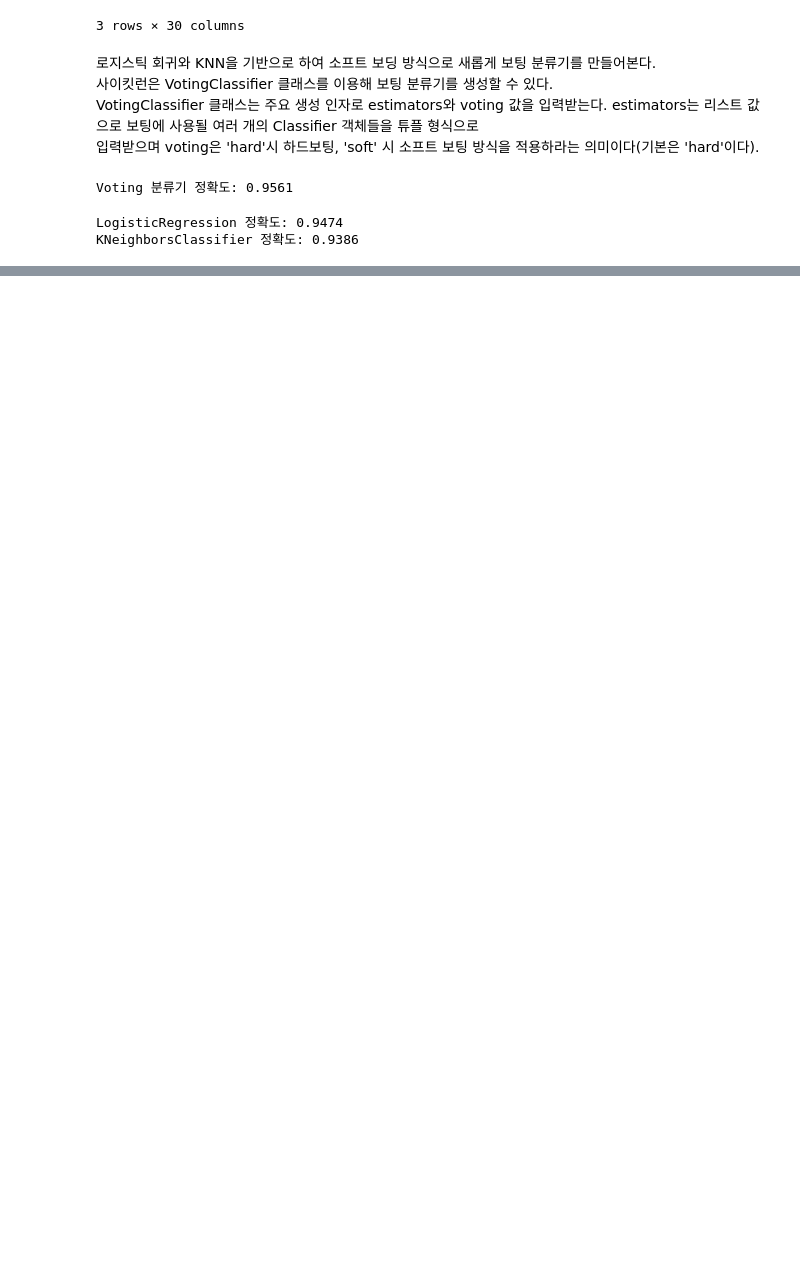
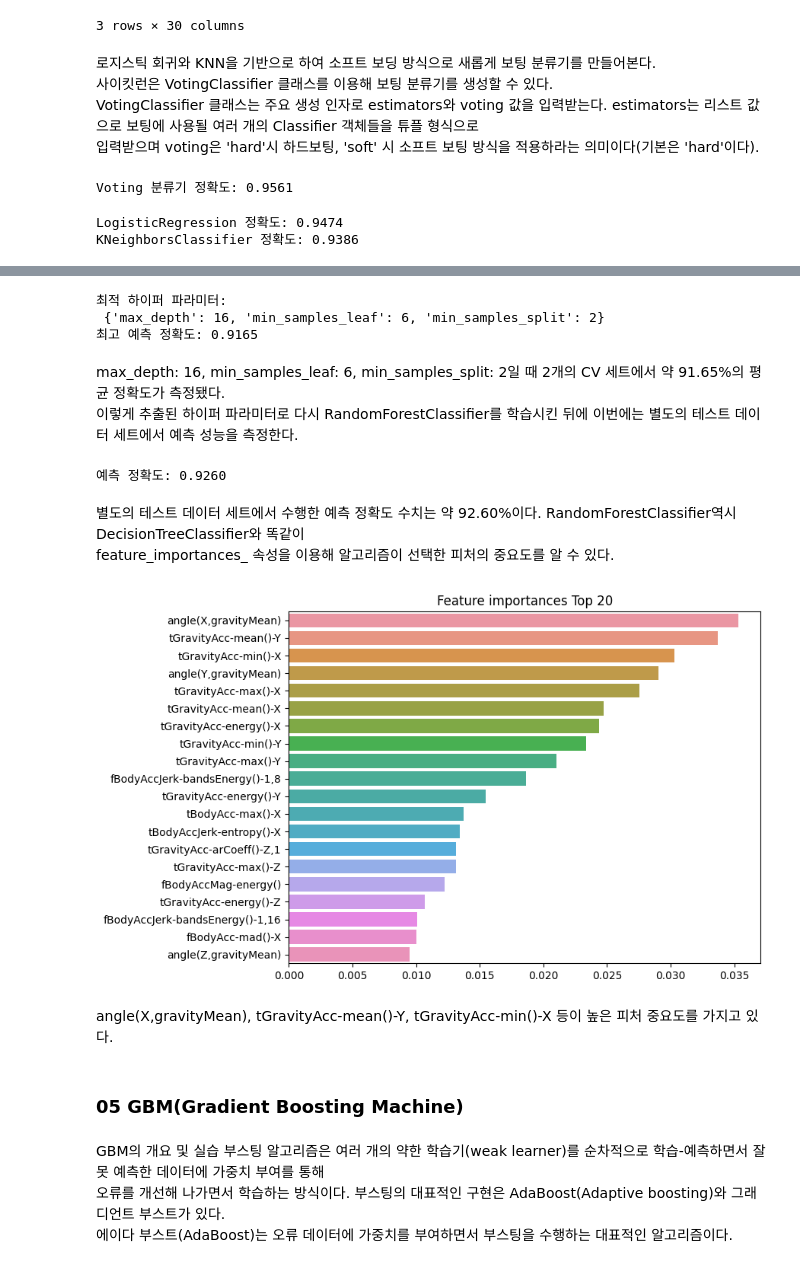
Before and after one commit to jongwoo108/AI_basic, a Jupyter notebook: python_ML_guide/C04_Classification/04_Classification.ipynb, the cells around one changed output, grey strips where cells are left out. Cells and saved outputs as stored; diff of their text form; code cells hidden in the pictures; blank space fills up the shorter version.

```diff
--- a/python_ML_guide/C04_Classification/04_Classification.ipynb
+++ b/python_ML_guide/C04_Classification/04_Classification.ipynb
@@ -585,0 +644,57 @@ KNeighborsClassifier 정확도: 0.9386
+# %%
+from sklearn.model_selection import GridSearchCV
+
+params = {
+    'max_depth': [8, 16, 24],
+    'min_samples_leaf' : [1, 6, 12],
+    'min_samples_split' : [2, 8, 16]
+}
+
+# RandomForestClassifier 객체 생성 후 GridSearchCV 수행
+rf_clf = RandomForestClassifier(n_estimators=100, random_state=0, n_jobs=-1)
+grid_cv = GridSearchCV(rf_clf, param_grid=params, cv=2, n_jobs=-1)
+grid_cv.fit(X_train, y_train)
+
+print('최적 하이퍼 파라미터:\n', grid_cv.best_params_)
+print('최고 예측 정확도: {0:.4f}'.format(grid_cv.best_score_))
+# %% [output]
+최적 하이퍼 파라미터:
+ {'max_depth': 16, 'min_samples_leaf': 6, 'min_samples_split': 2}
+최고 예측 정확도: 0.9165
+# %% [markdown]
+max_depth: 16, min_samples_leaf: 6, min_samples_split: 2일 때 2개의 CV 세트에서 약 91.65%의 평균 정확도가 측정됐다.\
+이렇게 추출된 하이퍼 파라미터로 다시 RandomForestClassifier를 학습시킨 뒤에 이번에는 별도의 테스트 데이터 세트에서 예측 성능을 측정한다.
+# %%
+rf_clf1 = RandomForestClassifier(n_estimators=100, min_samples_leaf=6, max_depth=16, min_samples_split=2, random_state=0)
+rf_clf1.fit(X_train, y_train)
+pred = rf_clf1.predict(X_test)
+print('예측 정확도: {0:.4f}'.format(accuracy_score(y_test, pred)))
+# %% [output]
+예측 정확도: 0.9260
+# %% [markdown]
+별도의 테스트 데이터 세트에서 수행한 예측 정확도 수치는 약 92.60%이다. RandomForestClassifier역시 DecisionTreeClassifier와 똑같이\
+feature_importances_ 속성을 이용해 알고리즘이 선택한 피처의 중요도를 알 수 있다.
+# %%
+import matplotlib.pyplot as plt
+import seaborn as sns
+%matplotlib inline
+
+ftr_importances_values = rf_clf1.feature_importances_
+ftr_importances = pd.Series(ftr_importances_values, index=X_train.columns)
+ftr_top20 = ftr_importances.sort_values(ascending=False)[:20]
+
+plt.figure(figsize=(8,6))
+plt.title('Feature importances Top 20')
+sns.barplot(x=ftr_top20, y=ftr_top20.index)
+plt.show()
+# %% [output]
+[figure, added]
+# %% [markdown]
+angle(X,gravityMean), tGravityAcc-mean()-Y, tGravityAcc-min()-X 등이 높은 피처 중요도를 가지고 있다.
+# %% [markdown]
+### 05 GBM(Gradient Boosting Machine)
+# %% [markdown]
+GBM의 개요 및 실습
+부스팅 알고리즘은 여러 개의 약한 학습기(weak learner)를 순차적으로 학습-예측하면서 잘못 예측한 데이터에 가중치 부여를 통해\
+오류를 개선해 나가면서 학습하는 방식이다. 부스팅의 대표적인 구현은 AdaBoost(Adaptive boosting)와 그래디언트 부스트가 있다.\
+에이다 부스트(AdaBoost)는 오류 데이터에 가중치를 부여하면서 부스팅을 수행하는 대표적인 알고리즘이다.
```
Also changed, not shown: parts of 24 cells of this notebook.
